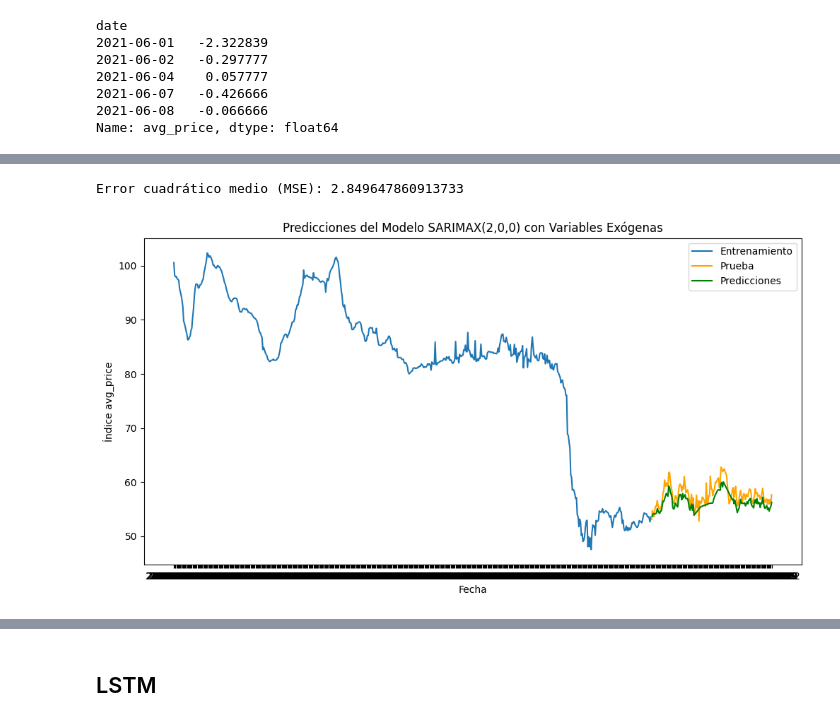
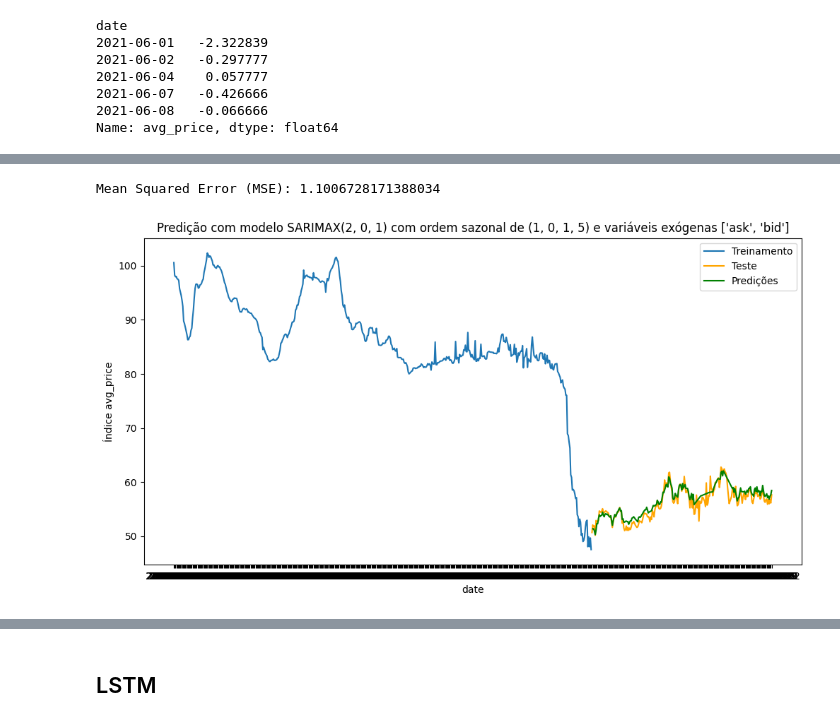
Before and after one commit to GuilhermeHachimine/prediction_AI_model_comparison, a Jupyter notebook: model/sarimax_and_lstm.ipynb, the cells around one changed output, grey strips where cells are left out. Drawn from its saved outputs; the diff is of its cells as text; code cells hidden in the pictures.

```diff
--- a/model/sarimax_and_lstm.ipynb
+++ b/model/sarimax_and_lstm.ipynb
@@ -609,29 +649,28 @@ train_diff, test_diff = df_avg_price_diff[:train_size], df_avg_price_diff[train_
 train_exog, test_exog = df_estacionarias[exogenous_vars][:train_size], df_estacionarias[exogenous_vars][train_size:]
 
 combinations_of_vars = [combo for combo in combinations(exogenous_vars, 2)]
-print("Combinations of exogenous variables:", combinations_of_vars)
-# Evaluar combinaciones de variables exógenas utilizando AIC
+print("Minhas variáveis exógenas:", combinations_of_vars) # tem apenas uma combinação
 best_aic = np.inf
-best_order = None
+# best_order = None
 best_model = None
 best_vars = None
 for combo in combinations_of_vars:
     try:
         print("Entrou aqui?", combo)
-        model = SARIMAX(endog=train_diff, order=(2, 0, 0), exog=train_exog)
+        model = SARIMAX(endog=train_diff, order=best_order, exog=train_exog)
         print("1")
         model_fit = model.fit(disp=False)
         aic = model_fit.aic
         print("AIC:", aic)
         if aic < best_aic:
             best_aic = aic
-            best_order = (2, 0, 0)
+            best_order = best_order #Usando o best order observado anteriormente (2, 0, 1)
             best_model = model_fit
             best_vars = combo
     except Exception as e:
+        print(f'Erro: {e}')
         continue
 
-print(f'O melhor modelo SARIMAX encontrado é: SARIMAX{best_order} con AIC={best_aic} y variables exógenas: {best_vars}')
-print(best_model)
-# print(best_model.summary())
+print(f'O melhor modelo SARIMAX encontrado é: SARIMAX{best_order} com AIC={best_aic} e variáveis exógenas: {best_vars}')
+print(best_model.summary())
 # %% [output]
@@ -661,3 +714,21 @@ date
 2021-06-07   -0.426666
 2021-06-08   -0.066666
 Name: avg_price, dtype: float64
+# %%
+# Predição dataset de teste
+predictions_diff = best_model.predict(start=len(train_diff), end=len(train_diff) + len(test_diff) - 1, exog=test_exog[list(best_vars)])
+
+# retornar a diferenciação para obter as previsões no contexto original
+# Criar uma série vazia para as previsões invertidas
+predictions = pd.Series(index=test_diff.index, dtype=float)
+
+# Reverter a diferenciação  utilizando os valores da serie original
+for i in range(len(predictions_diff)):
+    if i == 0:
+        predictions.iloc[i] = df['avg_price'].iloc[train_size] + predictions_diff.iloc[i]
+    else:
+        predictions.iloc[i] = predictions.iloc[i - 1] + predictions_diff.iloc[i]
+
+# MSE
+mse = mean_squared_error(df['avg_price'][test_diff.index], predictions)
+print(f'Mean Squared Error (MSE): {mse}')
@@ -664,34 +824,34 @@ Name: avg_price, dtype: float64
 # %%
-# Realizar predicciones en el conjunto de prueba
+# Realizar predições no conjunto de teste
 predictions_diff = best_model.predict(start=len(train_diff), end=len(train_diff) + len(test_diff) - 1, exog=test_exog[list(best_vars)])
 
-# Invertir la diferenciación para obtener las predicciones en el contexto original
-# Crear una serie vacía para las predicciones invertidas
+# Inverter a diferenciação para obter as previsões no contexto original
+# Criar uma série vazia para as previsões invertidas
 predictions = pd.Series(index=test_diff.index, dtype=float)
 
-# Revertir la diferenciación utilizando los valores de la serie original
+# Reverter a diferenciação  utilizando os valores da serie original
 for i in range(len(predictions_diff)):
     if i == 0:
         predictions.iloc[i] = df['avg_price'].iloc[train_size] + predictions_diff.iloc[i]
     else:
         predictions.iloc[i] = predictions.iloc[i - 1] + predictions_diff.iloc[i]
 
-# Evaluar el desempeño del modelo
+# Métrica de erro (MSE)
 mse = mean_squared_error(df['avg_price'][test_diff.index], predictions)
-print(f'Error cuadrático medio (MSE): {mse}')
+print(f'Mean Squared Error (MSE): {mse}')
 # %% [output]
-Error cuadrático medio (MSE): 2.849647860913733
+Mean Squared Error (MSE): 1.1006728171388034
 # %%
-# Graficar los resultados
+# Plot
 plt.figure(figsize=(12, 6))
-plt.plot(df['avg_price'].index[:train_size], df['avg_price'][:train_size], label='Entrenamiento')
-plt.plot(df['avg_price'].index[train_size:], df['avg_price'][train_size:], label='Prueba', color='orange')
-plt.plot(predictions.index, predictions, label='Predicciones', color='green')
-plt.xlabel('Fecha')
+plt.plot(df['avg_price'].index[:train_size], df['avg_price'][:train_size], label='Treinamento')
+plt.plot(df['avg_price'].index[train_size:], df['avg_price'][train_size:], label='Teste', color='orange')
+plt.plot(predictions.index, predictions, label='Predições', color='green')
+plt.xlabel('date')
 plt.ylabel('Índice avg_price')
-plt.title('Predicciones del Modelo SARIMAX(2,0,0) con Variables Exógenas')
+plt.title(f'Predição com modelo SARIMAX{best_order} com ordem sazonal de {best_seasonal_order} e variáveis exógenas {best_vars}')
 plt.legend()
 plt.show()
 # %% [output]
-[figure, old version]
+[figure, new version]
 # %%
```
Also changed, not shown: parts of 49 cells of this notebook.
